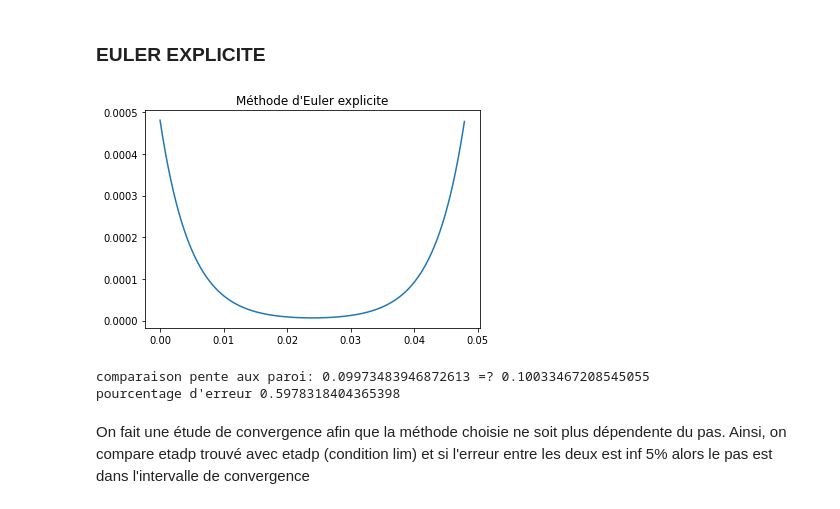
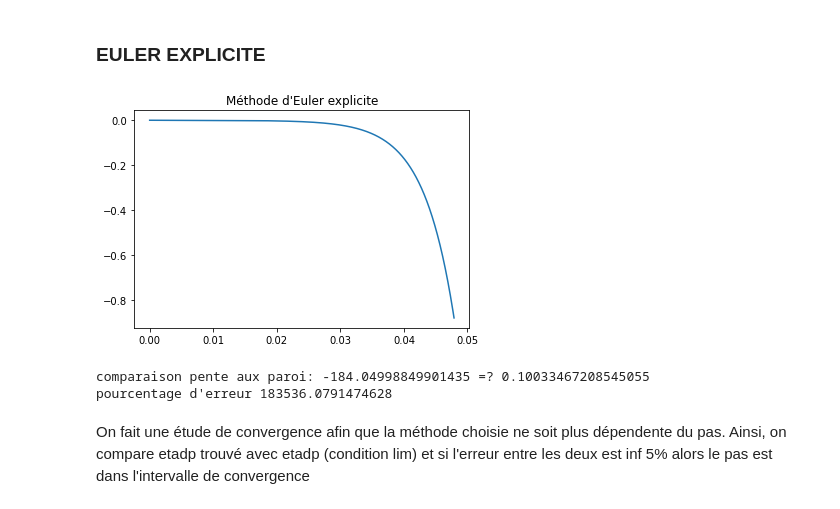
Before and after one commit to Yamacia/Ferrofluide, a Jupyter notebook: equation_sans_champs/Resolution_sans_champ.ipynb, the cells around one changed output. Cells and saved outputs as stored; diff of their text form; code cells hidden in the pictures.

```diff
--- a/equation_sans_champs/Resolution_sans_champ.ipynb
+++ b/equation_sans_champs/Resolution_sans_champ.ipynb
@@ -67,38 +67,38 @@ h = lc/1000
 
 x_euler = np.arange(0,d,h)
 
-eta0 = eta(0)  #premier point
+eta0 = 0.0004  #premier point
 eta1 = eta0 + (x_euler[1] - x_euler[0])*eta0p #deuxieme point (trouvé grace au premier point et la pente)
 
 def eulerexplicite(f,x,u0):
     eta = np.zeros((x.size,u0.size))
     h = x[1] - x[0]
     eta[0] = u0
 
     for i in range(1,x.size):
         eta[i] = eta[i-1] + h*f(x[i-1],eta[i-1])
 
     return eta
 
 def f(t,u):
     return np.array([u[1], u[0]*g*delta/gamma])
 
 
 u0 = np.array([eta0,eta0p])
 eta_euler = eulerexplicite(f,x_euler,u0)
 
 
 
 plt.plot(x_euler,eta_euler[:,0])
 plt.title("Méthode d'Euler explicite")
 plt.show()
 
 print("comparaison pente aux paroi:",eta_euler[-1,1],"=?",etadp)
 print("pourcentage d'erreur",abs((etadp - eta_euler[-1,1] )/etadp *100))
 # %% [output]
-[figure, old version]
+[figure, new version]
-comparaison pente aux paroi: 0.09973483946872613 =? 0.10033467208545055
-pourcentage d'erreur 0.5978318404365398
+comparaison pente aux paroi: -184.04998849901435 =? 0.10033467208545055
+pourcentage d'erreur 183536.0791474628
 # %% [markdown]
 On fait une étude de convergence afin que la méthode choisie ne soit plus dépendente du pas. Ainsi, on compare etadp trouvé avec etadp (condition lim) et si l'erreur entre les deux est inf 5% alors le pas est dans l'intervalle de convergence
 # %%
```
